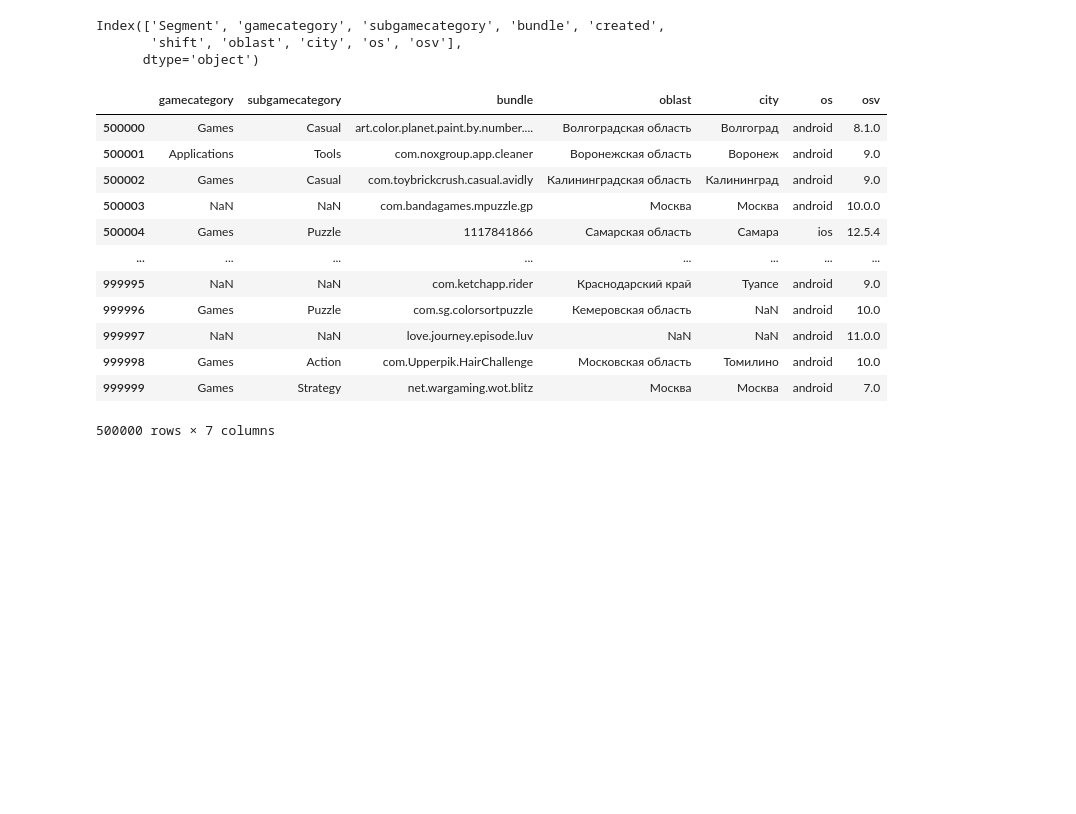
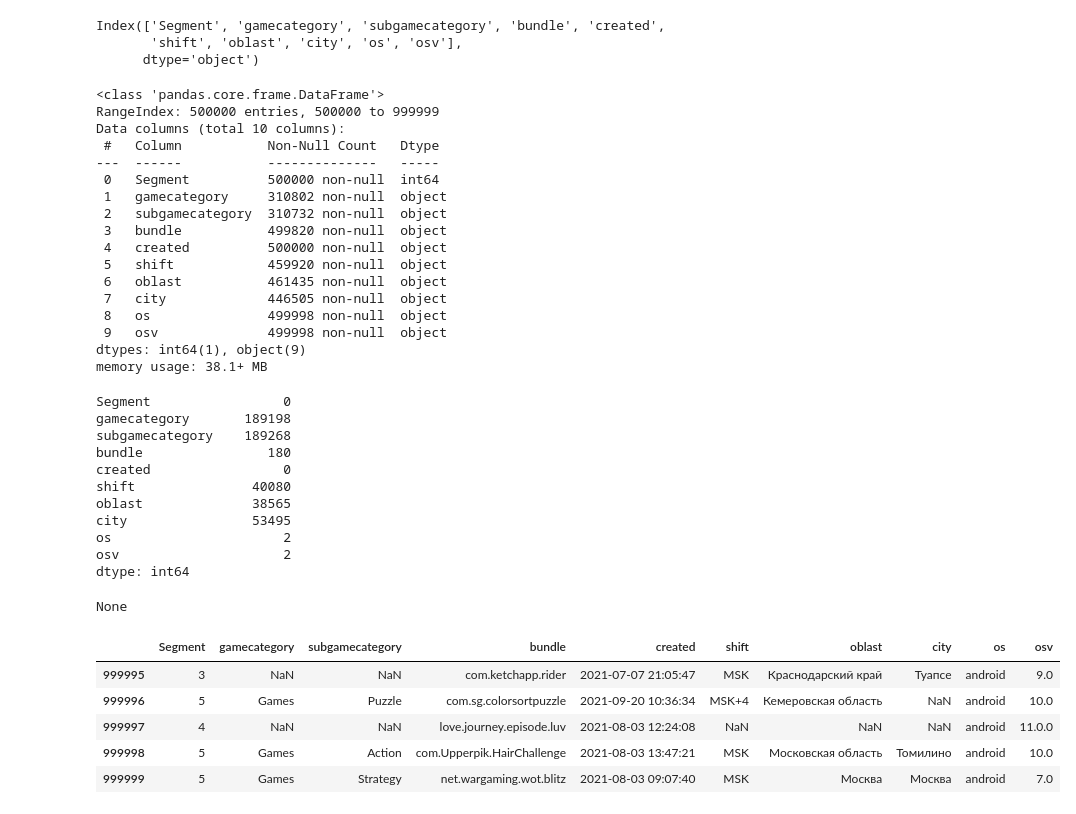
Before and after one commit to kmsenator/ad, a Jupyter notebook: NDS_hack.ipynb, the cells around one changed output. Cells and saved outputs as stored; diff of their text form; code cells hidden in the pictures; blank space fills up the shorter version.

```diff
--- a/NDS_hack.ipynb
+++ b/NDS_hack.ipynb
@@ -213,20 +209,3 @@ df_train.columns
 Index(['Segment', 'gamecategory', 'subgamecategory', 'bundle', 'created',
        'shift', 'oblast', 'city', 'os', 'osv'],
       dtype='object')
-# %%
-df_train_2 = df_train.drop(columns = ['Segment','created','shift'])
-df_train_2
-# %% [output]
-|  | gamecategory | subgamecategory | bundle | oblast | city | os | osv |
-| 500000 | Games | Casual | art.color.planet.paint.by.number.... | Волгоградская область | Волгоград | android | 8.1.0 |
-| 500001 | Applications | Tools | com.noxgroup.app.cleaner | Воронежская область | Воронеж | android | 9.0 |
-| 500002 | Games | Casual | com.toybrickcrush.casual.avidly | Калининградская область | Калининград | android | 9.0 |
-| 500003 | NaN | NaN | com.bandagames.mpuzzle.gp | Москва | Москва | android | 10.0.0 |
-| 500004 | Games | Puzzle | 1117841866 | Самарская область | Самара | ios | 12.5.4 |
-| ... | ... | ... | ... | ... | ... | ... | ... |
-| 999995 | NaN | NaN | com.ketchapp.rider | Краснодарский край | Туапсе | android | 9.0 |
-| 999996 | Games | Puzzle | com.sg.colorsortpuzzle | Кемеровская область | NaN | android | 10.0 |
-| 999997 | NaN | NaN | love.journey.episode.luv | NaN | NaN | android | 11.0.0 |
-| 999998 | Games | Action | com.Upperpik.HairChallenge | Московская область | Томилино | android | 10.0 |
-| 999999 | Games | Strategy | net.wargaming.wot.blitz | Москва | Москва | android | 7.0 |
-500000 rows × 7 columns
@@ -232,0 +214,40 @@ df_train_2
+# %%
+display(df_train_2.isna().sum(),
+        df_train_2.info(),
+       df_train_2.tail())
+# %% [output]
+<class 'pandas.core.frame.DataFrame'>
+RangeIndex: 500000 entries, 500000 to 999999
+Data columns (total 10 columns):
+ #   Column           Non-Null Count   Dtype
+---  ------           --------------   -----
+ 0   Segment          500000 non-null  int64
+ 1   gamecategory     310802 non-null  object
+ 2   subgamecategory  310732 non-null  object
+ 3   bundle           499820 non-null  object
+ 4   created          500000 non-null  object
+ 5   shift            459920 non-null  object
+ 6   oblast           461435 non-null  object
+ 7   city             446505 non-null  object
+ 8   os               499998 non-null  object
+ 9   osv              499998 non-null  object
+dtypes: int64(1), object(9)
+memory usage: 38.1+ MB
+Segment                 0
+gamecategory       189198
+subgamecategory    189268
+bundle                180
+created                 0
+shift               40080
+oblast              38565
+city                53495
+os                      2
+osv                     2
+dtype: int64
+None
+|  | Segment | gamecategory | subgamecategory | bundle | created | shift | oblast | city | os | osv |
+| 999995 | 3 | NaN | NaN | com.ketchapp.rider | 2021-07-07 21:05:47 | MSK | Краснодарский край | Туапсе | android | 9.0 |
+| 999996 | 5 | Games | Puzzle | com.sg.colorsortpuzzle | 2021-09-20 10:36:34 | MSK+4 | Кемеровская область | NaN | android | 10.0 |
+| 999997 | 4 | NaN | NaN | love.journey.episode.luv | 2021-08-03 12:24:08 | NaN | NaN | NaN | android | 11.0.0 |
+| 999998 | 5 | Games | Action | com.Upperpik.HairChallenge | 2021-08-03 13:47:21 | MSK | Московская область | Томилино | android | 10.0 |
+| 999999 | 5 | Games | Strategy | net.wargaming.wot.blitz | 2021-08-03 09:07:40 | MSK | Москва | Москва | android | 7.0 |
```
Also changed, not shown: parts of 10 cells of this notebook.
